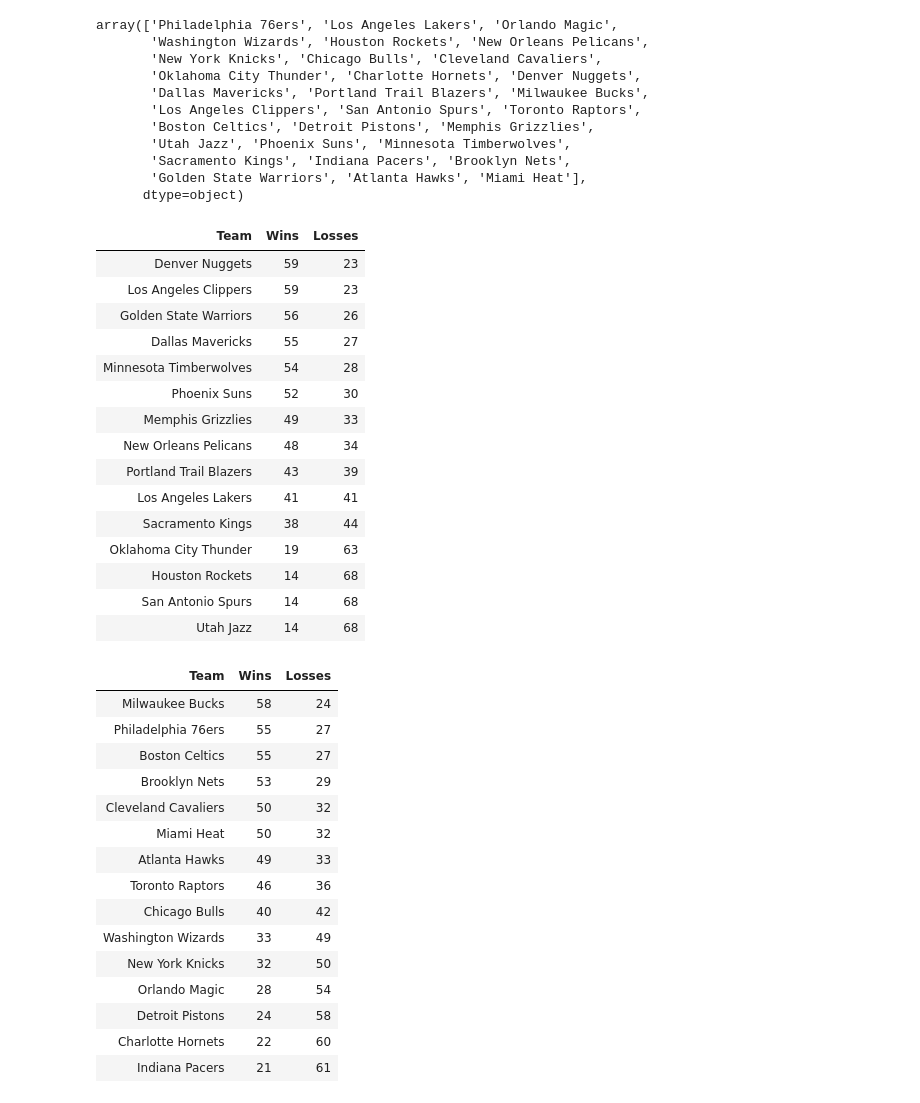
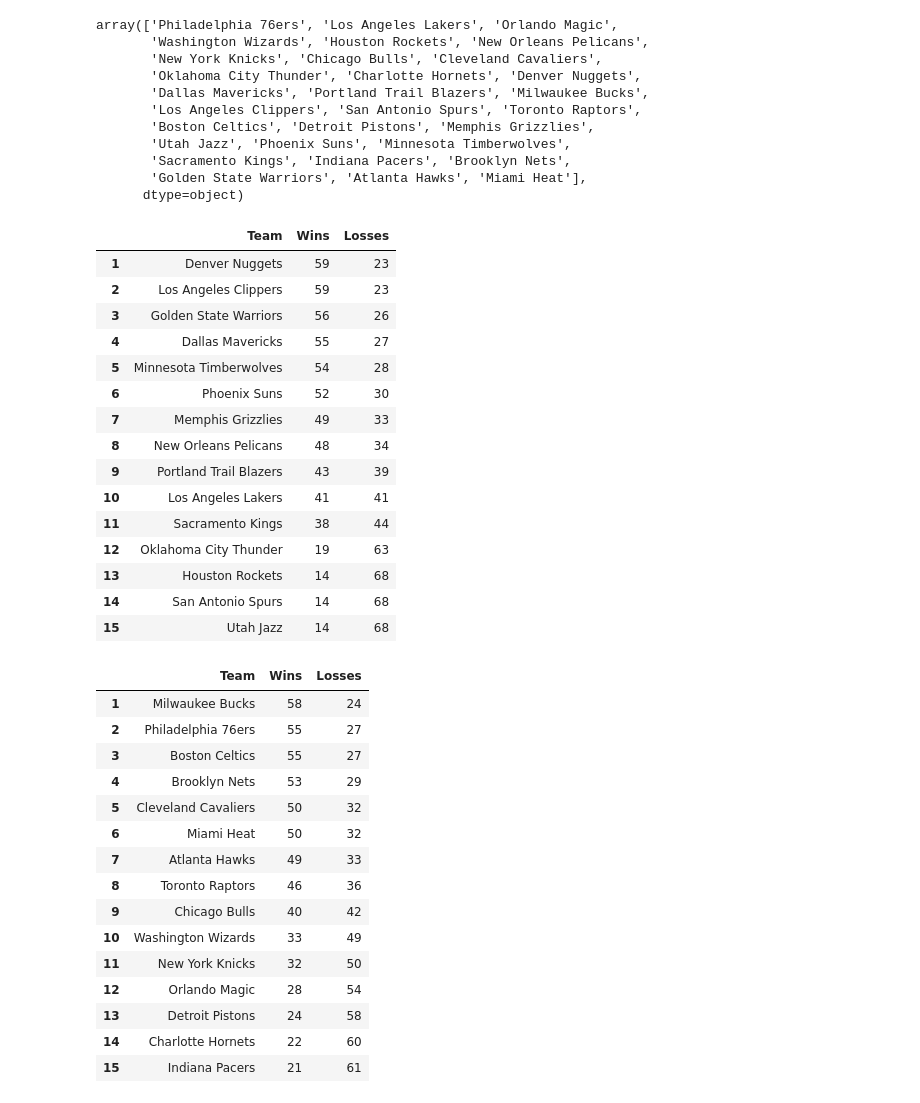
Before and after one commit to ThomasThorntonHal/NBA-SeasonForecast, a Jupyter notebook: notebooks/predicting_season.ipynb, the cells around one changed output. Drawn from its saved outputs; the diff is of its cells as text; code cells hidden in the pictures.

```diff
--- a/notebooks/predicting_season.ipynb
+++ b/notebooks/predicting_season.ipynb
@@ -207,40 +207,40 @@ east_df['Losses'] = 82 - east_df['Wins']
 # %%
 from IPython.display import HTML
 # %%
-HTML(west_df.sort_values(by=['Wins'], ascending=False).reset_index(drop=True).to_html(index=False))
+HTML(west_df.sort_values(by=['Wins'], ascending=False).reset_index(drop=True).set_index([pd.Index([1, 2, 3, 4, 5, 6, 7, 8, 9, 10, 11, 12, 13, 14, 15])]).to_html())
 # %% [output]
-| Team | Wins | Losses |
-| Denver Nuggets | 59 | 23 |
-| Los Angeles Clippers | 59 | 23 |
-| Golden State Warriors | 56 | 26 |
-| Dallas Mavericks | 55 | 27 |
-| Minnesota Timberwolves | 54 | 28 |
-| Phoenix Suns | 52 | 30 |
-| Memphis Grizzlies | 49 | 33 |
-| New Orleans Pelicans | 48 | 34 |
-| Portland Trail Blazers | 43 | 39 |
-| Los Angeles Lakers | 41 | 41 |
-| Sacramento Kings | 38 | 44 |
-| Oklahoma City Thunder | 19 | 63 |
-| Houston Rockets | 14 | 68 |
-| San Antonio Spurs | 14 | 68 |
-| Utah Jazz | 14 | 68 |
+|  | Team | Wins | Losses |
+| 1 | Denver Nuggets | 59 | 23 |
+| 2 | Los Angeles Clippers | 59 | 23 |
+| 3 | Golden State Warriors | 56 | 26 |
+| 4 | Dallas Mavericks | 55 | 27 |
+| 5 | Minnesota Timberwolves | 54 | 28 |
+| 6 | Phoenix Suns | 52 | 30 |
+| 7 | Memphis Grizzlies | 49 | 33 |
+| 8 | New Orleans Pelicans | 48 | 34 |
+| 9 | Portland Trail Blazers | 43 | 39 |
+| 10 | Los Angeles Lakers | 41 | 41 |
+| 11 | Sacramento Kings | 38 | 44 |
+| 12 | Oklahoma City Thunder | 19 | 63 |
+| 13 | Houston Rockets | 14 | 68 |
+| 14 | San Antonio Spurs | 14 | 68 |
+| 15 | Utah Jazz | 14 | 68 |
 # %%
-HTML(east_df.sort_values(by=['Wins'], ascending=False).reset_index(drop=True).to_html(index=False))
+HTML(east_df.sort_values(by=['Wins'], ascending=False).reset_index(drop=True).set_index([pd.Index([1, 2, 3, 4, 5, 6, 7, 8, 9, 10, 11, 12, 13, 14, 15])]).to_html())
 # %% [output]
-| Team | Wins | Losses |
-| Milwaukee Bucks | 58 | 24 |
-| Philadelphia 76ers | 55 | 27 |
-| Boston Celtics | 55 | 27 |
-| Brooklyn Nets | 53 | 29 |
-| Cleveland Cavaliers | 50 | 32 |
-| Miami Heat | 50 | 32 |
-| Atlanta Hawks | 49 | 33 |
-| Toronto Raptors | 46 | 36 |
-| Chicago Bulls | 40 | 42 |
-| Washington Wizards | 33 | 49 |
-| New York Knicks | 32 | 50 |
-| Orlando Magic | 28 | 54 |
-| Detroit Pistons | 24 | 58 |
-| Charlotte Hornets | 22 | 60 |
-| Indiana Pacers | 21 | 61 |
+|  | Team | Wins | Losses |
+| 1 | Milwaukee Bucks | 58 | 24 |
+| 2 | Philadelphia 76ers | 55 | 27 |
+| 3 | Boston Celtics | 55 | 27 |
+| 4 | Brooklyn Nets | 53 | 29 |
+| 5 | Cleveland Cavaliers | 50 | 32 |
+| 6 | Miami Heat | 50 | 32 |
+| 7 | Atlanta Hawks | 49 | 33 |
+| 8 | Toronto Raptors | 46 | 36 |
+| 9 | Chicago Bulls | 40 | 42 |
+| 10 | Washington Wizards | 33 | 49 |
+| 11 | New York Knicks | 32 | 50 |
+| 12 | Orlando Magic | 28 | 54 |
+| 13 | Detroit Pistons | 24 | 58 |
+| 14 | Charlotte Hornets | 22 | 60 |
+| 15 | Indiana Pacers | 21 | 61 |
```
